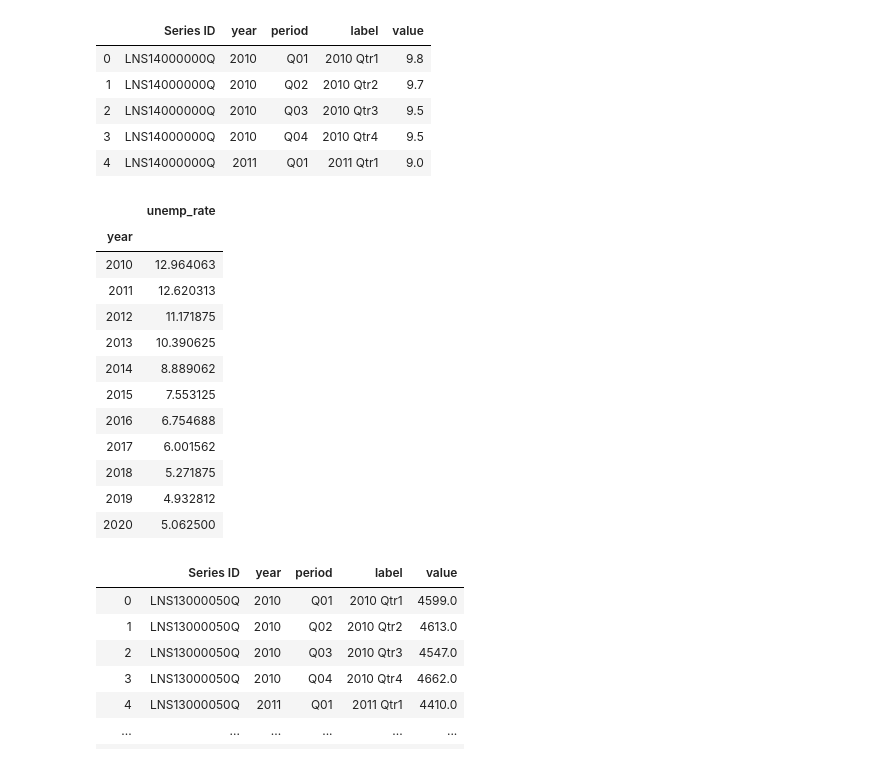
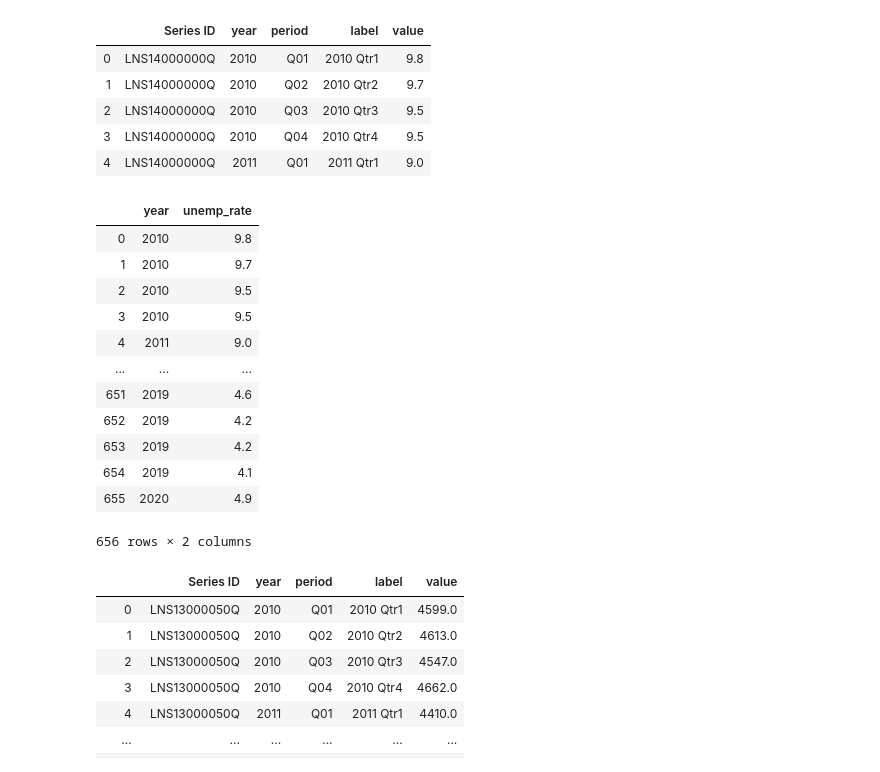
Before and after one commit to Shahidmumtaz/project_2, a Jupyter notebook: db/project_2.ipynb, the cells around one changed output. Drawn from its saved outputs; the diff is of its cells as text; code cells hidden in the pictures.

```diff
--- a/db/project_2.ipynb
+++ b/db/project_2.ipynb
@@ -21,23 +21,23 @@ unemp_df.head()
 | 4 | LNS14000000Q | 2011 | Q01 | 2011 Qtr1 | 9.0 |
 # %%
 unemp_cols = unemp_df[["year", "value"]].round(decimals=2)
-unemployment= unemp_r.rename(columns={"value": "unemp_rate"})
+unemployment= unemp_cols.rename(columns={"value": "unemp_rate"})
 unemployment.to_csv(r"C:\Users\faril\Desktop\project 2 draft\unemployment.csv", encoding="utf-8")
 unemployment
 # %% [output]
-|  | unemp_rate |
-| year |  |
-| 2010 | 12.964063 |
-| 2011 | 12.620313 |
-| 2012 | 11.171875 |
-| 2013 | 10.390625 |
-| 2014 | 8.889062 |
-| 2015 | 7.553125 |
-| 2016 | 6.754688 |
-| 2017 | 6.001562 |
-| 2018 | 5.271875 |
-| 2019 | 4.932812 |
-| 2020 | 5.062500 |
+|  | year | unemp_rate |
+| 0 | 2010 | 9.8 |
+| 1 | 2010 | 9.7 |
+| 2 | 2010 | 9.5 |
+| 3 | 2010 | 9.5 |
+| 4 | 2011 | 9.0 |
+| ... | ... | ... |
+| 651 | 2019 | 4.6 |
+| 652 | 2019 | 4.2 |
+| 653 | 2019 | 4.2 |
+| 654 | 2019 | 4.1 |
+| 655 | 2020 | 4.9 |
+656 rows × 2 columns
 # %%
 # load csv file into dataframe
 csv_file2 = "Resources/Mortgage_interest_byincome.csv"
```
Also changed, not shown: parts of 9 cells of this notebook, 2 other files.
